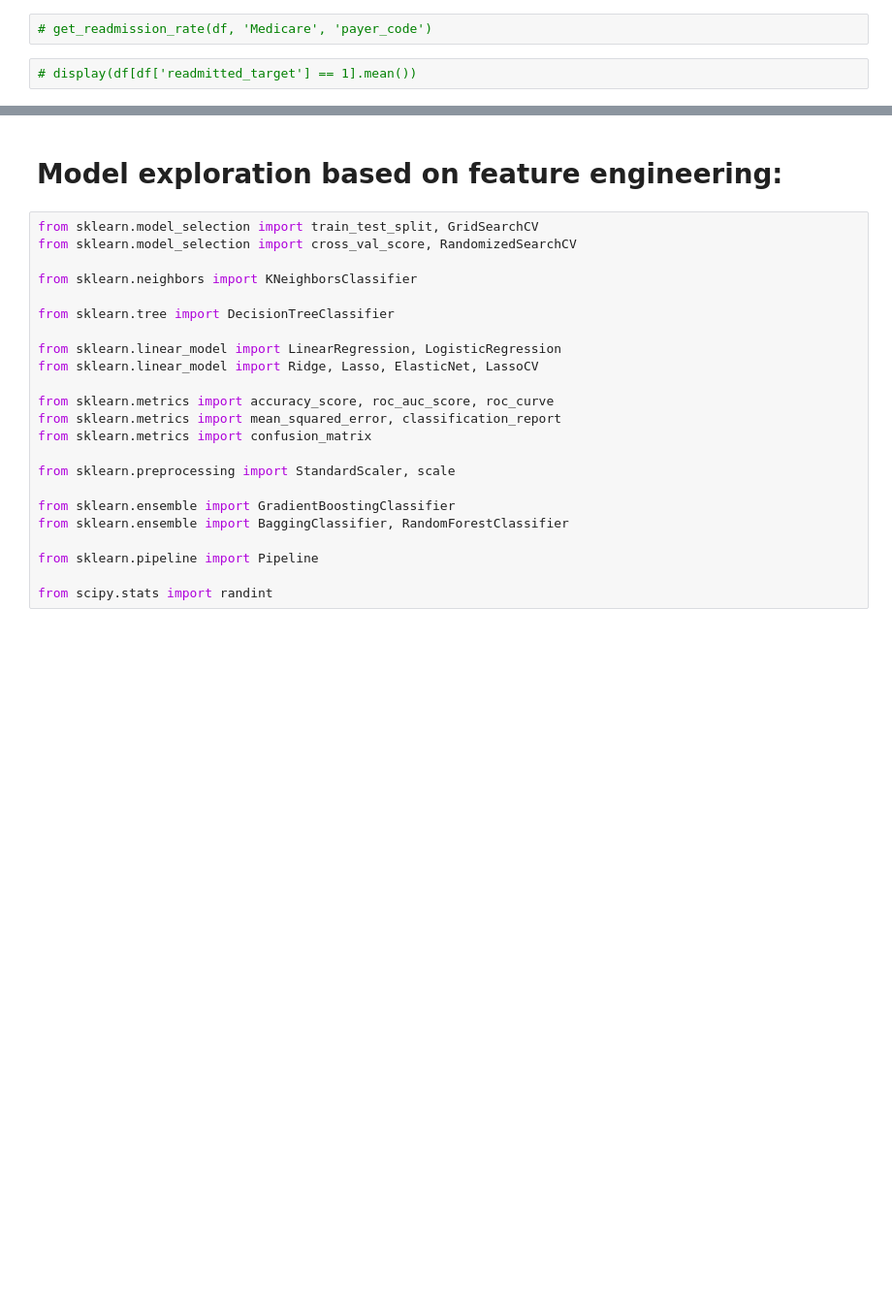
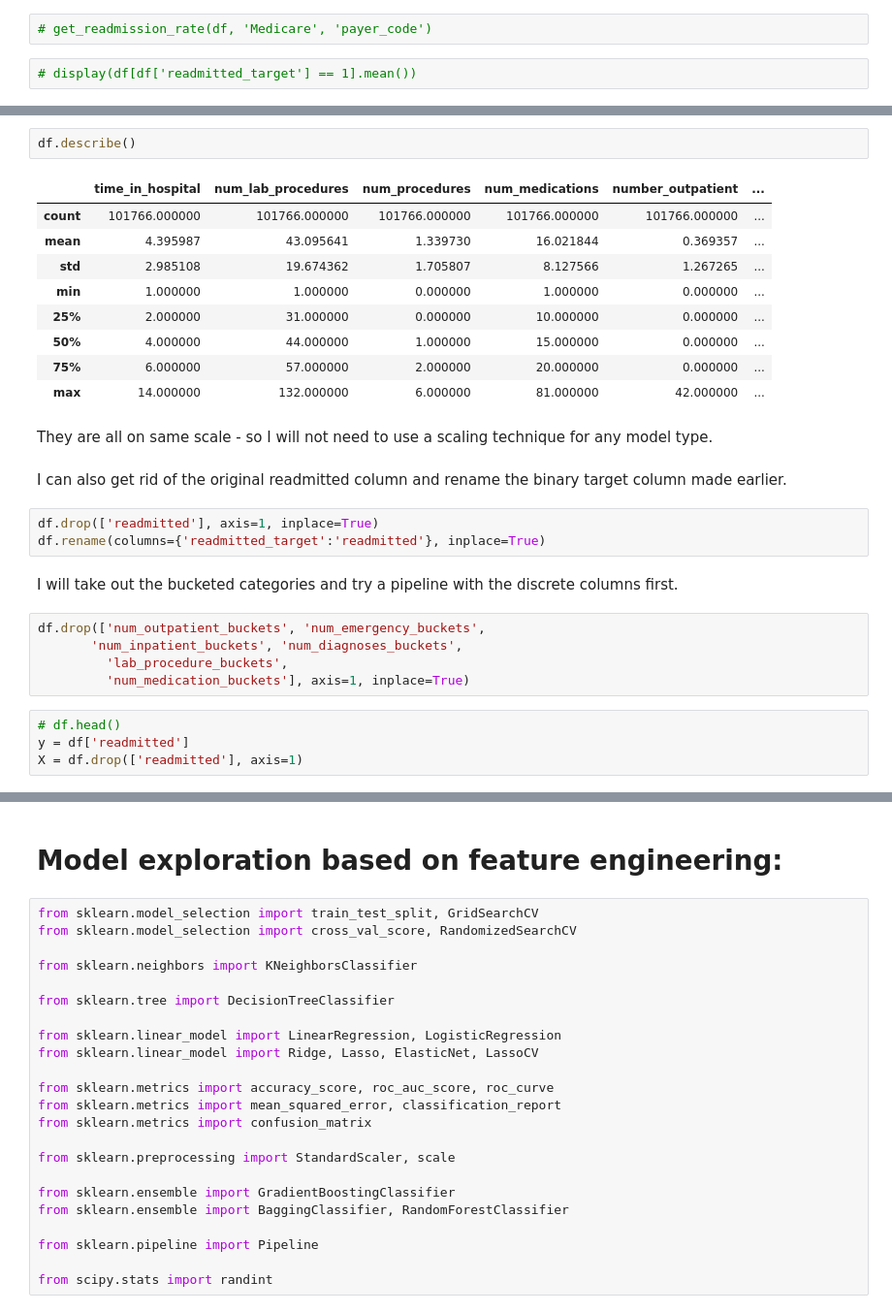
Before and after one commit to leighannajo/Capstone, a Jupyter notebook: dataset_diabetes/diabetes.ipynb, the cells around one changed output, grey strips where cells are left out. Shown: that part at 97% size. Cells and saved outputs as stored; diff of their text form; blank space fills up the shorter version.

```diff
--- a/dataset_diabetes/diabetes.ipynb
+++ b/dataset_diabetes/diabetes.ipynb
@@ -2267,0 +2277,30 @@ About 54% were not readmitted and about 46% were readmitted.  This is pretty eve
+# %%
+df.describe()
+# %% [output]
+|  | time_in_hospital | num_lab_procedures | num_procedures | num_medications | number_outpatient | ... |
+| count | 101766.000000 | 101766.000000 | 101766.000000 | 101766.000000 | 101766.000000 | ... |
+| mean | 4.395987 | 43.095641 | 1.339730 | 16.021844 | 0.369357 | ... |
+| std | 2.985108 | 19.674362 | 1.705807 | 8.127566 | 1.267265 | ... |
+| min | 1.000000 | 1.000000 | 0.000000 | 1.000000 | 0.000000 | ... |
+| 25% | 2.000000 | 31.000000 | 0.000000 | 10.000000 | 0.000000 | ... |
+| 50% | 4.000000 | 44.000000 | 1.000000 | 15.000000 | 0.000000 | ... |
+| 75% | 6.000000 | 57.000000 | 2.000000 | 20.000000 | 0.000000 | ... |
+| max | 14.000000 | 132.000000 | 6.000000 | 81.000000 | 42.000000 | ... |
+# %% [markdown]
+They are all on same scale - so I will not need to use a scaling technique for any model type.
+# %% [markdown]
+I can also get rid of the original readmitted column and rename the binary target column made earlier.
+# %%
+df.drop(['readmitted'], axis=1, inplace=True)
+df.rename(columns={'readmitted_target':'readmitted'}, inplace=True)
+# %% [markdown]
+I will take out the bucketed categories and try a pipeline with the discrete columns first.
+# %%
+df.drop(['num_outpatient_buckets', 'num_emergency_buckets',
+       'num_inpatient_buckets', 'num_diagnoses_buckets',
+         'lab_procedure_buckets',
+         'num_medication_buckets'], axis=1, inplace=True)
+# %%
+# df.head()
+y = df['readmitted']
+X = df.drop(['readmitted'], axis=1)
```
Also changed, not shown: parts of 144 cells of this notebook, 1 other file.
